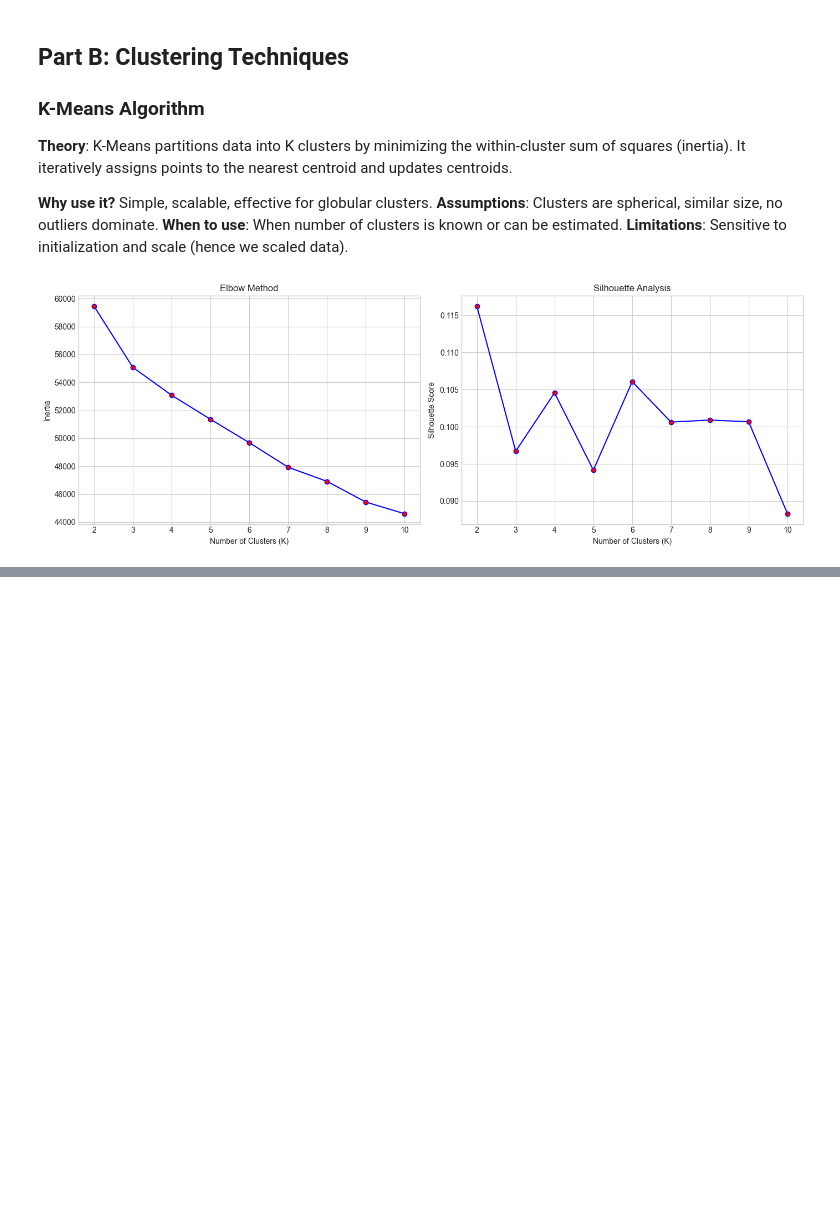
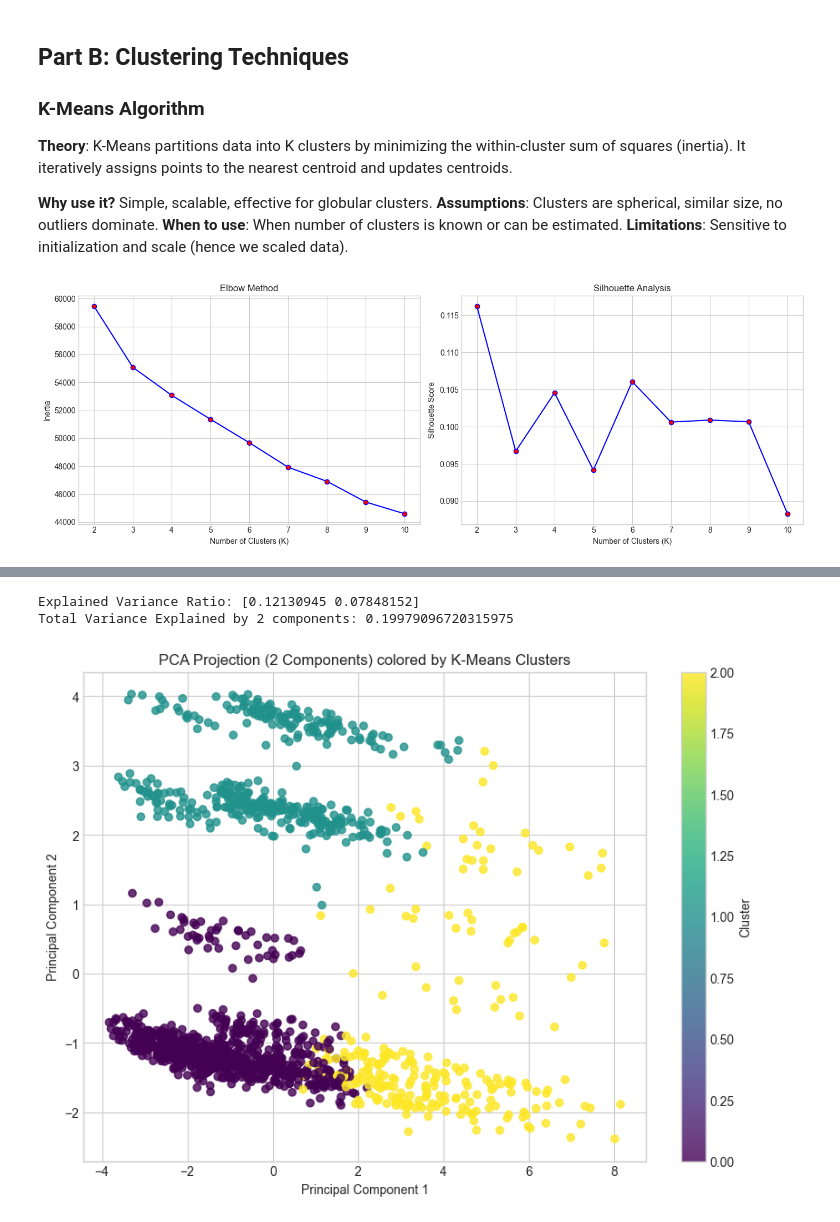
Before and after one commit to Sarim-web/PKCERT_aiml_internship, a Jupyter notebook: PKCERT_internship_task12/notebooks/Task12_Clustering_Dimensionality_Reduction.ipynb, the cells around one changed output, grey strips where cells are left out. Drawn from its saved outputs; the diff is of its cells as text; code cells hidden in the pictures; blank space fills up the shorter version.

```diff
--- a/PKCERT_internship_task12/notebooks/Task12_Clustering_Dimensionality_Reduction.ipynb
+++ b/PKCERT_internship_task12/notebooks/Task12_Clustering_Dimensionality_Reduction.ipynb
@@ -260,0 +348,21 @@ plt.show()
+# %%
+# PCA
+pca = PCA(n_components=2, random_state=RANDOM_STATE)
+X_pca = pca.fit_transform(X_scaled)
+
+# Variance explained
+print("Explained Variance Ratio:", pca.explained_variance_ratio_)
+print("Total Variance Explained by 2 components:", sum(pca.explained_variance_ratio_))
+
+# Plot
+plt.figure(figsize=(10, 7))
+plt.scatter(X_pca[:, 0], X_pca[:, 1], c=kmeans_labels, cmap='viridis', alpha=0.8)
+plt.xlabel('Principal Component 1')
+plt.ylabel('Principal Component 2')
+plt.title('PCA Projection (2 Components) colored by K-Means Clusters')
+plt.colorbar(label='Cluster')
+plt.show()
+# %% [output]
+Explained Variance Ratio: [0.12130945 0.07848152]
+Total Variance Explained by 2 components: 0.19979096720315975
+[figure, added]
```
Also changed, not shown: parts of 8 cells of this notebook.
